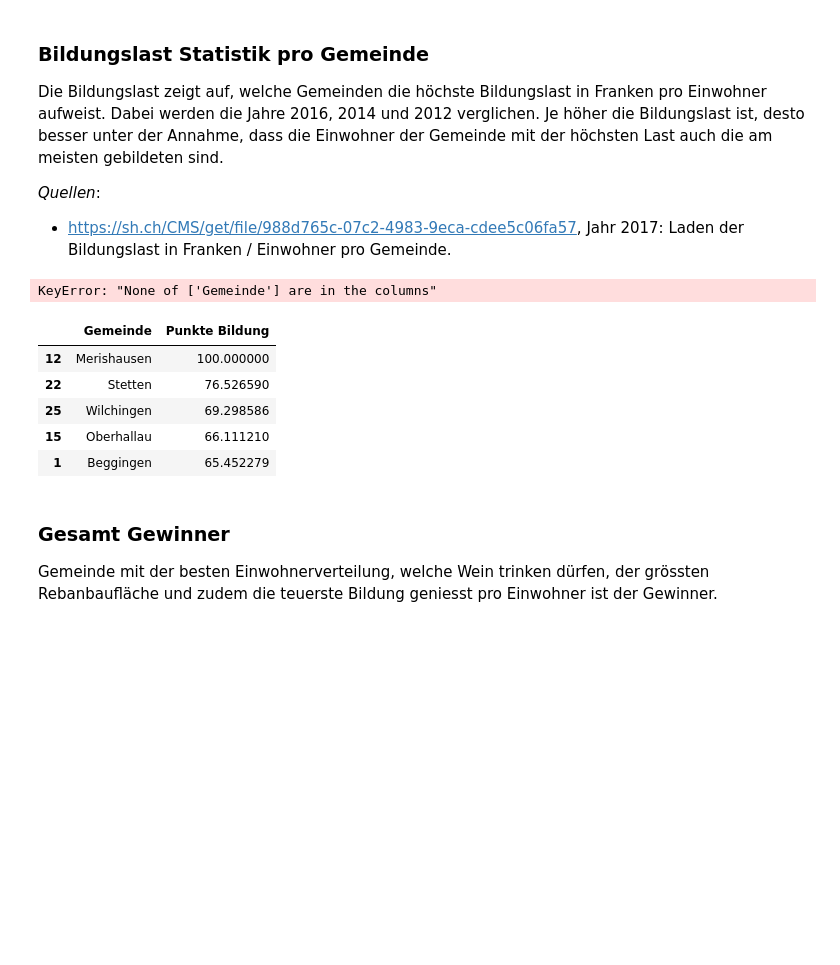
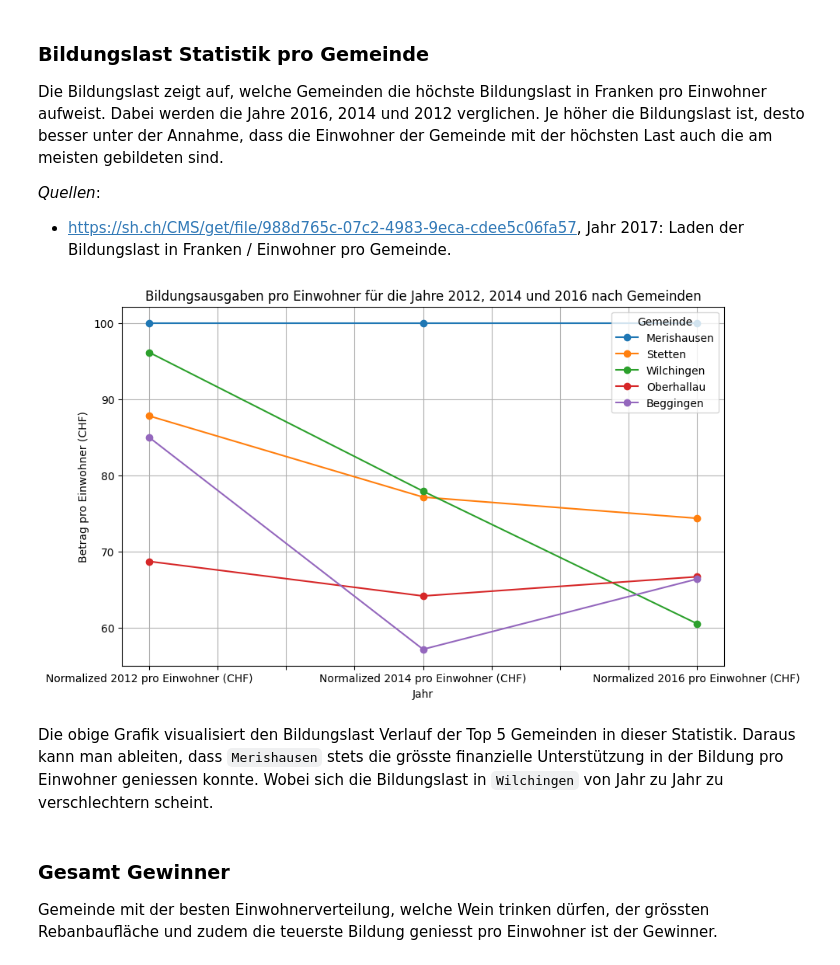
Before and after one commit to janzimmermann1/dawr-assessment-1, a Jupyter notebook: Assignment1.ipynb, the cells around one changed output. Saved outputs shown, nothing was run; the diff lists cells and outputs as text; code cells hidden in the pictures; blank space fills up the shorter version.

Commit message:
Add charts for education

```diff
--- a/Assignment1.ipynb
+++ b/Assignment1.ipynb
@@ -171,51 +171,43 @@ df_bildung.columns = ['Gemeinde', '2012 pro Einwohner (CHF)', '2014 pro Einwohne
 
 # Entferne Zeilen, welche keine Einträge aufweisen im Jahr 2016
 df_bildung = df_bildung.dropna(subset=['2016 pro Einwohner (CHF)']).reset_index(drop=True)
+df_bildung = df_bildung.sort_values(by='2016 pro Einwohner (CHF)', ascending=False)
+# %%
+df_bildung_calc = df_bildung.copy().iloc[:, [0]]
+
+for col in df_bildung.columns[1:4]:
+    min_value = df_bildung[col].min()
+    max_value = df_bildung[col].max()
+    df_bildung_calc[f'Normalized {col}'] = ((df_bildung[col] - min_value) / (max_value - min_value)) * 100
+
+# Berechne die Anzahl Punkte pro Gemeinde mit der Gewichtung 2012 = 10%, 2014 = 30% und 2016 = 60%
+df_bildung_calc['Punkte Bildung'] = (df_bildung_calc['Normalized 2012 pro Einwohner (CHF)'] * 0.1 + df_bildung_calc['Normalized 2014 pro Einwohner (CHF)'] * 0.3 + df_bildung_calc['Normalized 2016 pro Einwohner (CHF)'] * 0.6)
+
+# Zusammenführen der Gemeindenamen Daten und der Weinstatistik von Schauffhausen
+df_bildung_final = pd.merge(df_bildung_calc, df_main, on='Gemeinde', how='right').iloc[:, [0,1,2,3,4]]
+df_bildung_final = df_bildung_final.fillna(0)
+df_bildung_final = df_bildung_final.sort_values(by='Punkte Bildung', ascending=False)
 # %%
-# Transponiere das DataFrame, um die Jahre als Index zu haben
-df_bildung.set_index('Gemeinde', inplace=False)
-# df_bildung_transposed = df_bildung.head().T
-df_bildung_transposed = df_bildung.head().T
-df_bildung_transposed.set_index('Gemeinde', inplace=False)
+# Visualizierung der TOP 5 Gemeinden der Weinstatistik
+df_bildung_graph = df_bildung_final.copy().iloc[:, [0,1,2,3]]
+
+# Setze die Gemeinde als Index und transponiere das DataFrame, um die Gemeinden als Linie darzustellen
+df_bildung_graph.set_index('Gemeinde', inplace=True)
+df_bildung_graph = df_bildung_graph.head().T
 
 # Plot des Liniendiagramms
-#plt.rcParams['figure.figsize'] = [10, 6]
-#df_bildung_transposed.plot(marker='o')
-#plt.ylabel('Betrag pro Einwohner (CHF)')
-#plt.xlabel('Jahr')
-#plt.title('Bildungsausgaben pro Einwohner für die Jahre 2012, 2014 und 2016 nach Gemeinden')
-#plt.xticks(df_bildung_transposed.index, rotation=45)
-#plt.legend(title='Gemeinde')
-#plt.grid(True)
-#plt.show()
-df_bildung_transposed
+plt.rcParams['figure.figsize'] = [10, 6]
+df_bildung_graph.plot(marker='o')
+plt.ylabel('Betrag pro Einwohner (CHF)')
+plt.xlabel('Jahr')
+plt.title('Bildungsausgaben pro Einwohner für die Jahre 2012, 2014 und 2016 nach Gemeinden')
+plt.legend(title='Gemeinde')
+plt.grid(True)
+plt.show()
 # %% [output]
-KeyError: "None of ['Gemeinde'] are in the columns"
+[figure, added]
-# %%
-df_bildung_calc = df_bildung.copy().iloc[:, [0]]
-
-for col in df_bildung.columns[1:4]:
-    min_value = df_bildung[col].min()
-    max_value = df_bildung[col].max()
-    df_bildung_calc[f'Normalized {col}'] = ((df_bildung[col] - min_value) / (max_value - min_value)) * 100
-
-# Berechne die Anzahl Punkte pro Gemeinde mit der Gewichtung 2012 = 10%, 2014 = 30% und 2016 = 60%
-df_bildung_calc['Punkte Bildung'] = (df_bildung_calc['Normalized 2012 pro Einwohner (CHF)'] * 0.1 + df_bildung_calc['Normalized 2014 pro Einwohner (CHF)'] * 0.3 + df_bildung_calc['Normalized 2016 pro Einwohner (CHF)'] * 0.6)
-
-# Zusammenführen der Gemeindenamen Daten und der Weinstatistik von Schauffhausen
-df_bildung_final = pd.merge(df_bildung_calc, df_main, on='Gemeinde', how='right').iloc[:, [0,4]]
-df_bildung_final = df_bildung_final.fillna(0)
-df_bildung_final = df_bildung_final.sort_values(by='Punkte Bildung', ascending=False)
-
-# Ausgabe der TOP 5 Gemeinden der Weinstatistik
-df_bildung_final.head()
-# %% [output]
-|  | Gemeinde | Punkte Bildung |
-| 12 | Merishausen | 100.000000 |
-| 22 | Stetten | 76.526590 |
-| 25 | Wilchingen | 69.298586 |
-| 15 | Oberhallau | 66.111210 |
-| 1 | Beggingen | 65.452279 |
+# %% [markdown]
+Die obige Grafik visualisiert den Bildungslast Verlauf der Top 5 Gemeinden in dieser Statistik. Daraus kann man ableiten, dass `Merishausen` stets die grösste finanzielle Unterstützung in der Bildung pro Einwohner geniessen konnte. Wobei sich die Bildungslast in `Wilchingen` von Jahr zu Jahr zu verschlechtern scheint.
 # %% [markdown]
 ### Gesamt Gewinner
 Gemeinde mit der besten Einwohnerverteilung, welche Wein trinken dürfen, der grössten Rebanbaufläche und zudem die teuerste Bildung geniesst pro Einwohner ist der Gewinner.
```
